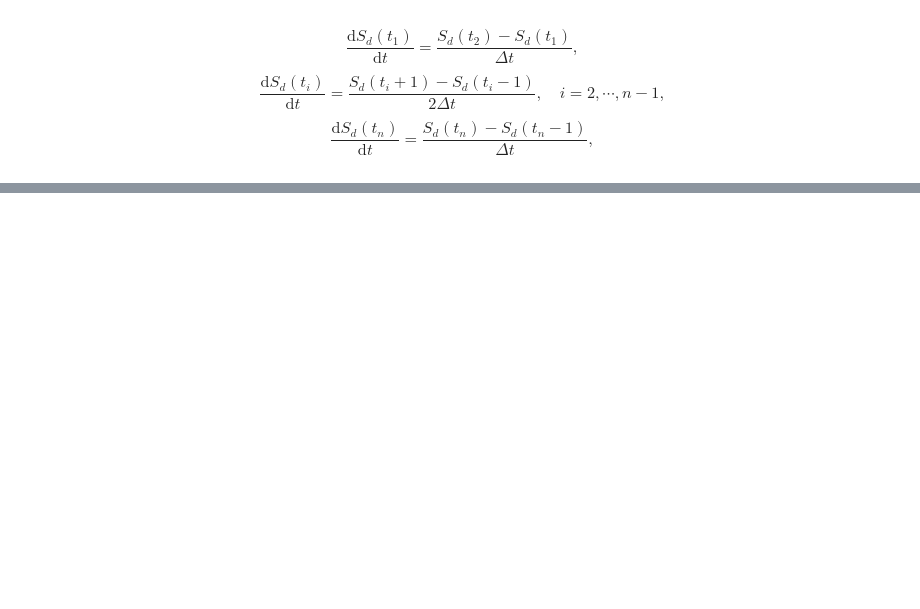
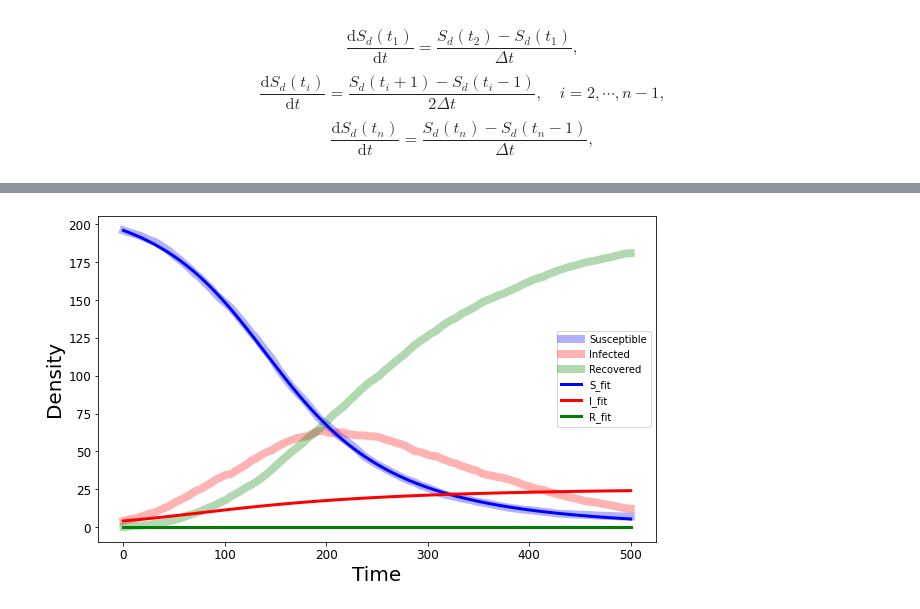
Before and after one commit to danHarold/m2r-project, a Jupyter notebook: m2r_project.ipynb, the cells around one changed output, grey strips where cells are left out. Drawn from its saved outputs; the diff is of its cells as text; code cells hidden in the pictures; blank space fills up the shorter version.

```diff
--- a/m2r_project.ipynb
+++ b/m2r_project.ipynb
@@ -404,0 +405,38 @@ ax.plot(t,R_test, 'g')
+# %%
+def fit_func(y0,t):
+    S, I, R = y0
+    dSdt = 0
+    dIdt = 0
+    dRdt = 0
+    for i in range(deg):
+        dSdt += S_xi[i]*(S**(i+1))
+    for i in range(deg):
+        dIdt += I_xi[i]*(I**(i+1))
+    for i in range(deg):
+        dRdt += R_xi[i]*(R**(i+1))
+    return dSdt, dIdt, dRdt
+
+
+y0 = S_d[0], I_d[0], R_d[0]
+t = np.linspace(0, t_end/pr, 100)
+ret = odeint(fit_func, y0, t)
+S_fit, I_fit, R_fit = ret.T
+
+
+fig = plt.figure(figsize=(10,6))
+ax = fig.add_subplot()
+ax.set_xlabel('Time', fontsize=20)
+ax.set_ylabel('Density', fontsize=20)
+ax.tick_params(axis='both', labelsize=12)
+
+ax.plot(t,S_d, 'b', lw=8, alpha=0.3, label='Susceptible')
+ax.plot(t,I_d, 'r', lw=8,alpha=0.3,label='Infected')
+ax.plot(t,R_d, 'g', lw=8, alpha=0.3,label='Recovered')
+
+ax.plot(t, S_fit, 'b', lw=3, label='S_fit')
+ax.plot(t, I_fit, 'r', lw=3,label='I_fit')
+ax.plot(t, R_fit, 'g', lw=3,label='R_fit')
+
+legend=ax.legend()
+# %% [output]
+[figure, added]
```
Also changed, not shown: parts of 5 cells of this notebook.
